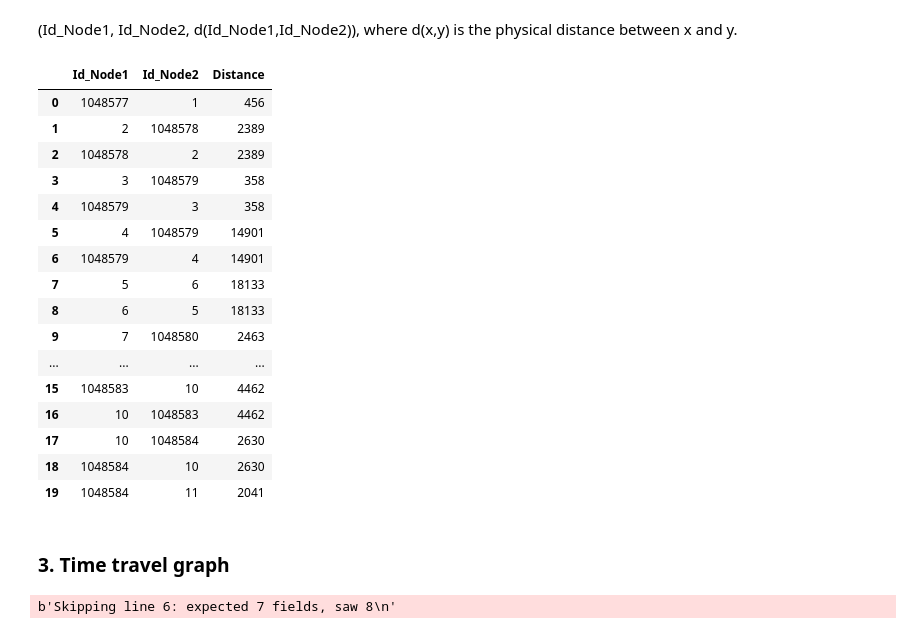
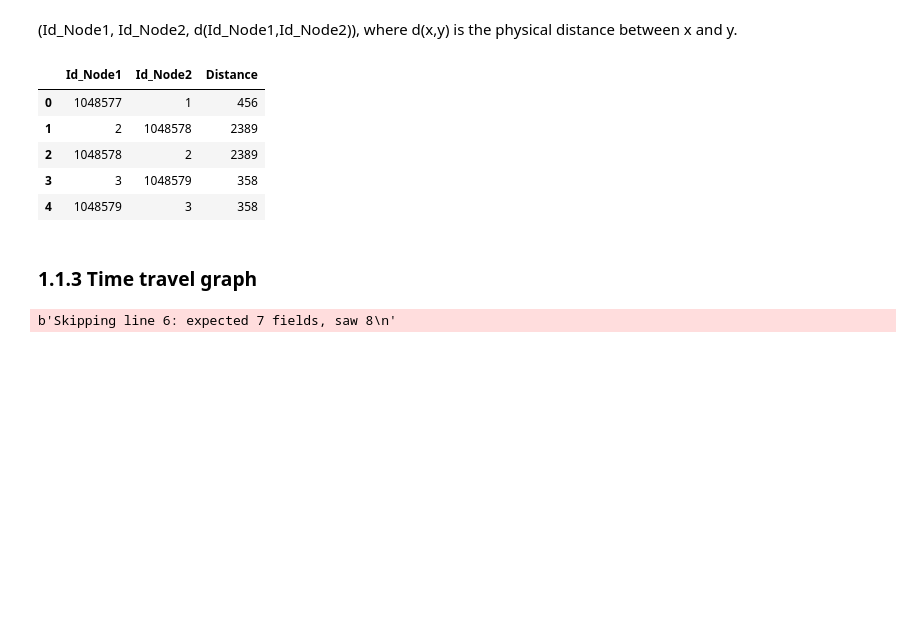
Before and after one commit to Debodeep94/ADM_HW_5, a Jupyter notebook: main.ipynb, the cells around one changed output. Drawn from its saved outputs; the diff is of its cells as text; code cells hidden in the pictures; blank space fills up the shorter version.

```diff
--- a/Luca/main.ipynb
+++ b/main.ipynb
@@ -77,27 +69,16 @@ distance = distance.reset_index(drop=True)
 # Transform all str into int
 distance = distance.astype(int)
 # %%
-distance.head(20)
+distance.head(5)
 # %% [output]
 |  | Id_Node1 | Id_Node2 | Distance |
 | 0 | 1048577 | 1 | 456 |
 | 1 | 2 | 1048578 | 2389 |
 | 2 | 1048578 | 2 | 2389 |
 | 3 | 3 | 1048579 | 358 |
 | 4 | 1048579 | 3 | 358 |
-| 5 | 4 | 1048579 | 14901 |
-| 6 | 1048579 | 4 | 14901 |
-| 7 | 5 | 6 | 18133 |
-| 8 | 6 | 5 | 18133 |
-| 9 | 7 | 1048580 | 2463 |
-| ... | ... | ... | ... |
-| 15 | 1048583 | 10 | 4462 |
-| 16 | 10 | 1048583 | 4462 |
-| 17 | 10 | 1048584 | 2630 |
-| 18 | 1048584 | 10 | 2630 |
-| 19 | 1048584 | 11 | 2041 |
 # %% [markdown]
-### 3. Time travel graph
+### 1.1.3 Time travel graph
 # %%
 travel = pd.read_csv(r"data\USA-road-t.CAL.gr", sep=' ', delimiter=None,
                       index_col=None, usecols=None, encoding='ISO-8859-1', error_bad_lines = False)
```
Also changed, not shown: parts of 39 cells of this notebook.
